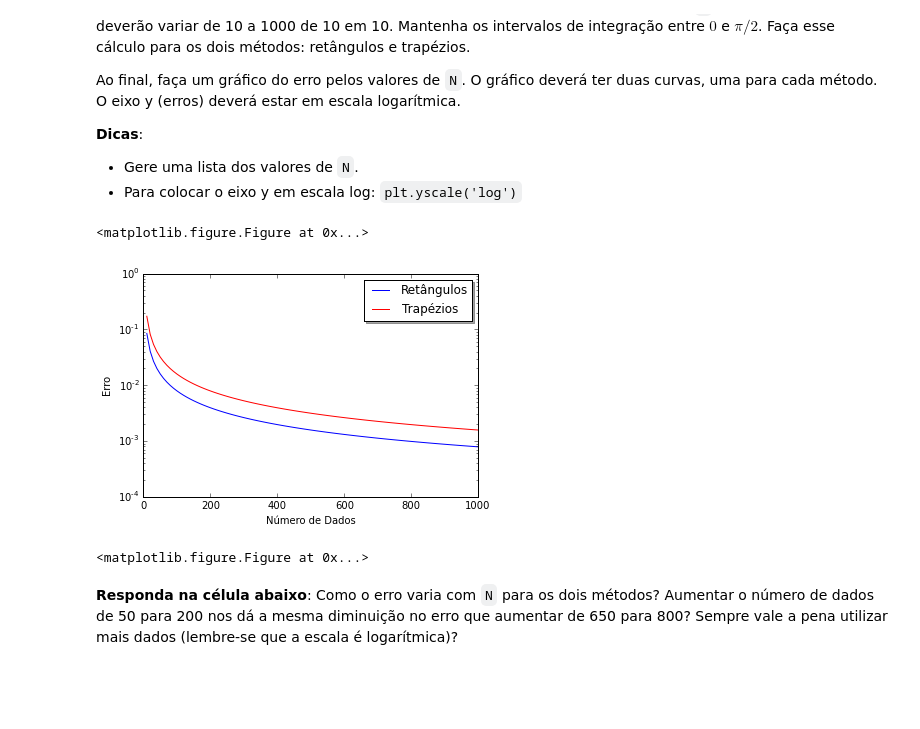
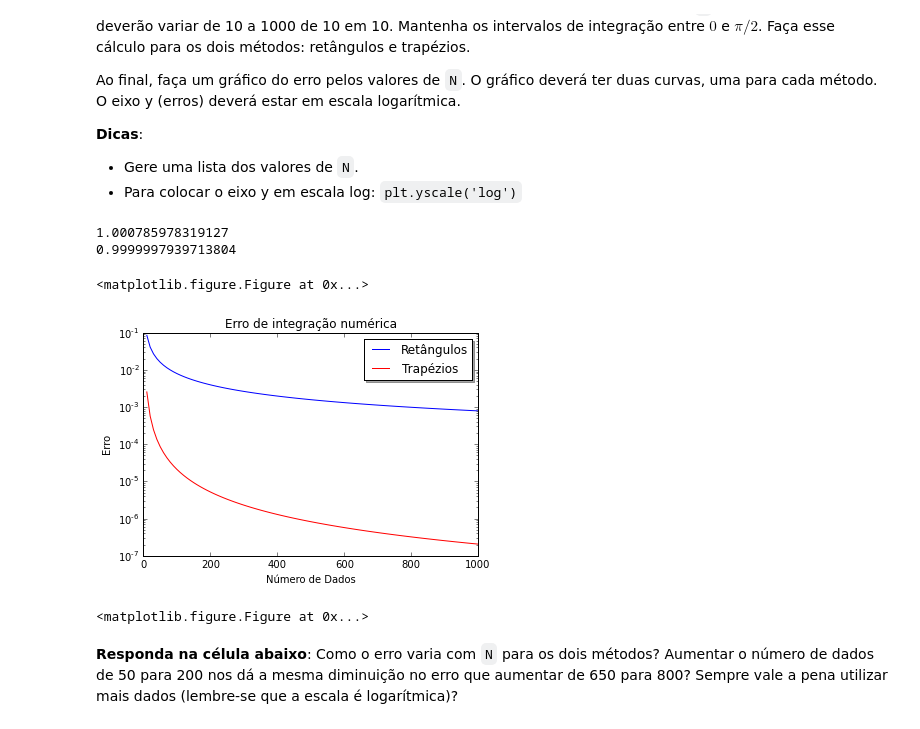
Before and after one commit to robertosouza5991/TESTE, a Jupyter notebook: tarefa-integracao.ipynb, the cells around one changed output. Saved outputs shown, nothing was run; the diff lists cells and outputs as text; code cells hidden in the pictures; blank space fills up the shorter version.

```diff
--- a/tarefa-integracao.ipynb
+++ b/tarefa-integracao.ipynb
@@ -147,11 +147,9 @@ Vamos multiplicar esse somatório por $ \Delta $, onde este valor representa a a
 
 Vamos utilizar os mesmo dados utilizados na regra dos retângulos (na dúvida, rode novamente a célula que gera os dados). Abaixo, escreva e rode o código que faz a integração numérica com a regra dos trapézios.
 # %%
-fanterior = math.cos(inicio)
 Int2 = 0
-for i in (dados):
-        Int2 = (((i+fanterior)/2) * intervalo) + Int2
-        fanterior = i
-
+for i in range(len(dados)-1):
+        Int2 = ((dados[i]+dados[i+1])/2) + Int2
+Int2 = Int2 * intervalo
 print (Int2)
 # %% [output]
@@ -192,41 +192,49 @@ EInt2 = []
 Ndados = []  # Lista que contera o numero de dados N
 for N in range(10,1001,10): # 1001 foi necessário para gerar N= 1000 ????
     intervalo = (fim - inicio)/(N - 1)
-    # print("Espaçamento entre os dados:", intervalo)
+
+    dados = []
+    for i in range(N):
+        t = inicio + i*intervalo
+
+        dados.append(math.cos(t))
+        # print("Espaçamento entre os dados:", intervalo)
+    Int1 = 0
+    Int2 = 0
 
 
-    Int1 = 0
-    Int2 = 0
-    fanterior = math.cos(inicio)
-
-    for i in range(N):
+    for i in range(len(dados)-1):
 
 
-        t = inicio + i*intervalo
-        ft = math.cos(t)  # f(t) = cos (t)
 
+        Int1 = dados[i] + Int1
+        Int2 = ((dados[i]+dados[i+1])/2) + Int2
 
-        Int1 = ft * intervalo + Int1
-        Int2 = (((ft+ fanterior)/2) * intervalo) + Int2
-        fanterior = ft   # salva f(t) anterior
-
+    Int1 = Int1 * intervalo
+    Int2 = Int2 * intervalo
     EInt1.append(abs(Int - Int1))
     EInt2.append(abs(Int - Int2))
     Ndados.append(N)
 #print (Ndados, EInt1, EInt2)  # FERRAMENTA DE DEBUG
+
+print (Int1)
+print (Int2)
+# %% [output]
+1.000785978319127
+0.9999997939713804
 # %%
 
 plt.plot(Ndados,EInt1, '-k',color = 'b', label = 'Retângulos')
 plt.plot(Ndados,EInt2,'-k', color = 'r', label = 'Trapézios')
 plt.legend(loc='upper right', shadow=True, fontsize='large')
 plt.xlabel('Número de Dados')
 plt.yscale('log')
 plt.ylabel('Erro')
+plt.title('Erro de integração numérica')
 plt.figure()
-#plt.clabel('Erro de integração numérica')
 # %% [output]
 <matplotlib.figure.Figure at 0x...>
-[figure, old version]
+[figure, new version]
 <matplotlib.figure.Figure at 0x...>
 # %% [markdown]
 **Responda na célula abaixo**: Como o erro varia com `N` para os dois métodos? Aumentar o número de dados de 50 para 200 nos dá a mesma diminuição no erro que aumentar de 650 para 800? Sempre vale a pena utilizar mais dados (lembre-se que a escala é logarítmica)?
```
Also changed, not shown: parts of 4 cells of this notebook.
